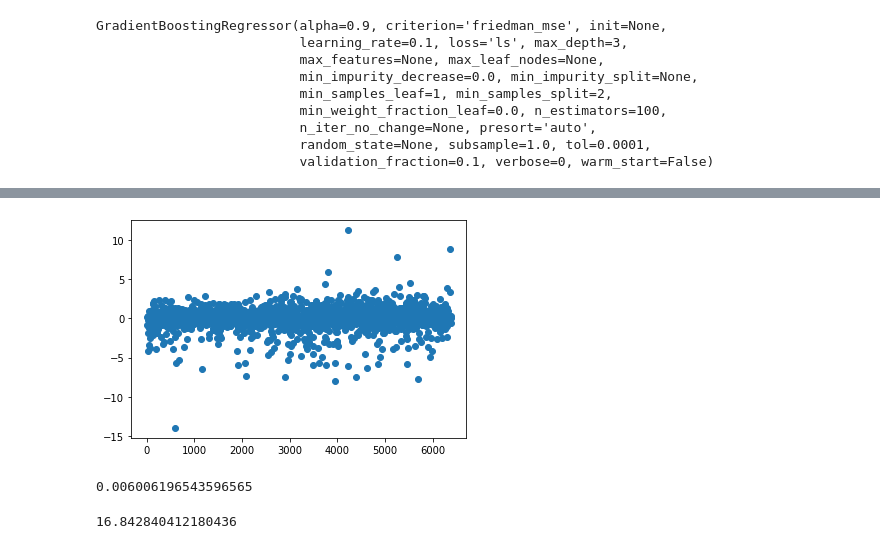
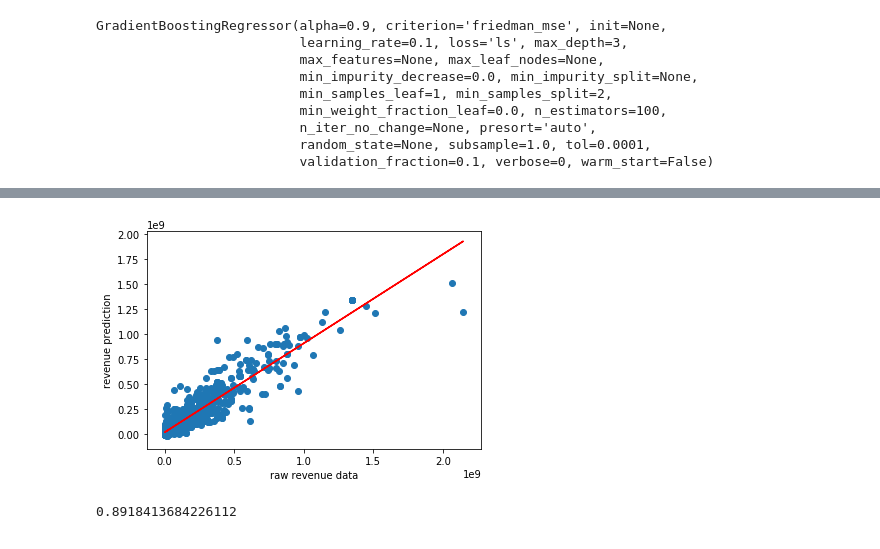
Before and after one commit to dshenker/Kaggle, a Jupyter notebook: Movies/Predictions.ipynb, the cells around one changed output, grey strips where cells are left out. Cells and saved outputs as stored; diff of their text form; code cells hidden in the pictures.

```diff
--- a/Movies/Predictions.ipynb
+++ b/Movies/Predictions.ipynb
@@ -493,12 +505,11 @@ g=plt.scatter(y_test, y_test_predictions)
-# %%
-g=plt.plot(y_test - y_test_predictions,marker='o',linestyle='')
-# %% [output]
-[figure, removed]
-# %%
-np.mean(y_test - y_test_predictions)
-# %% [output]
-0.006006196543596565
-# %%
-np.mean(y_test)
-# %% [output]
-16.842840412180436
+# %%
+[m,b] = np.polyfit(y_test, y_test_predictions, 1)
+plt.plot(y_test, m*y_test + b, 'r')
+plt.scatter(y_test, y_test_predictions)
+plt.xlabel("raw revenue data")
+plt.ylabel("revenue prediction")
+plt.show()
+print(m)
+# %% [output]
+[figure, added]
+0.8918413684226112
```
Also changed, not shown: parts of 16 cells of this notebook, 2 other files.
